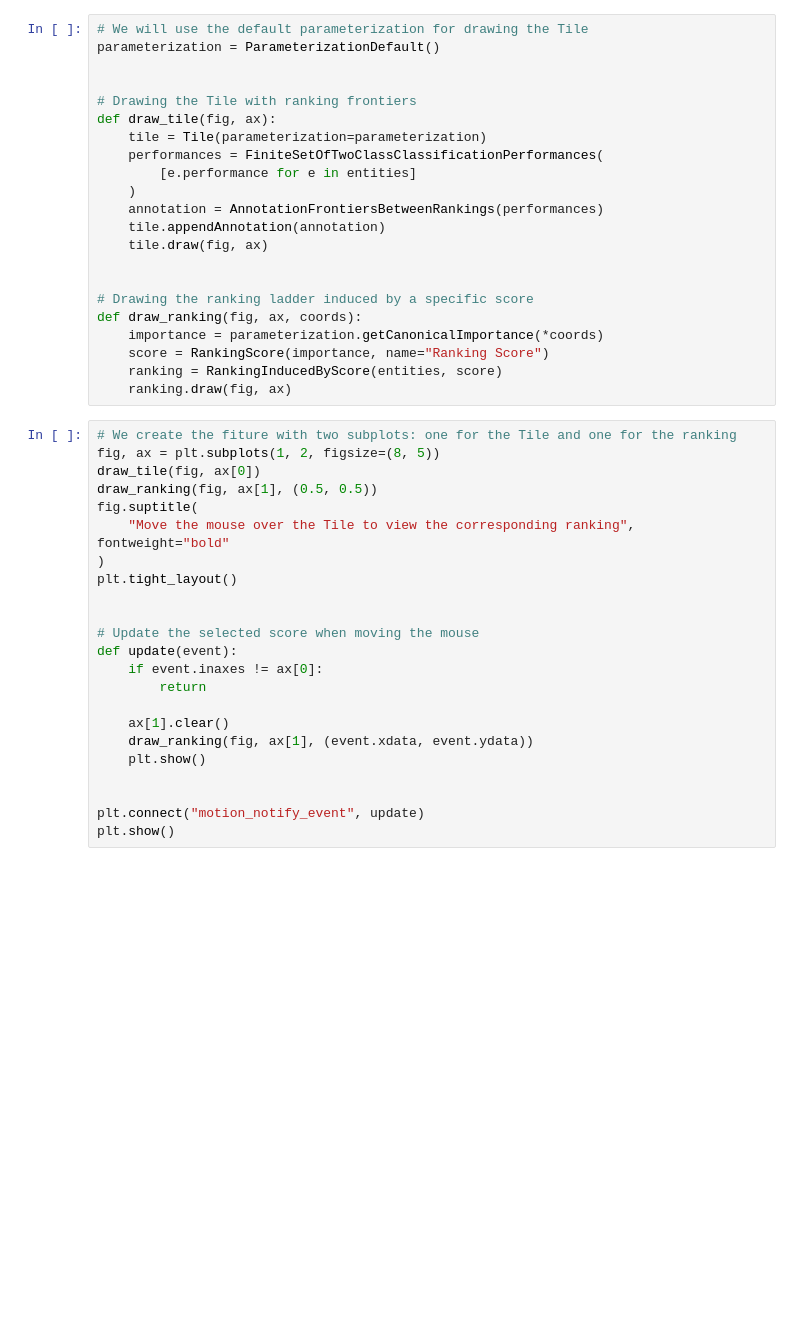
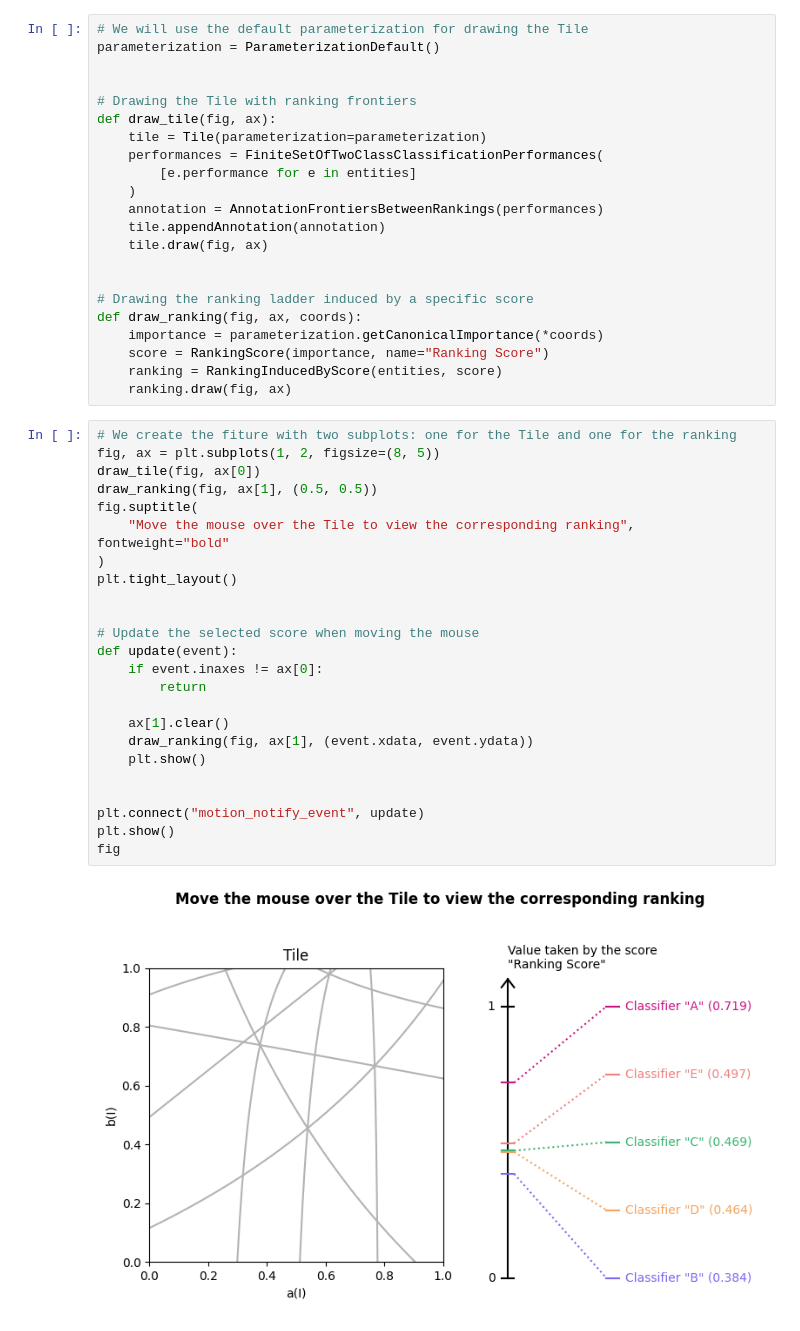
Before and after one commit to uliege-performance/sorbetto, a Jupyter notebook: demos/ranking_frontiers.ipynb, the cells around one changed output. Drawn from its saved outputs; the diff is of its cells as text; blank space fills up the shorter version.

```diff
--- a/demos/ranking_frontiers.ipynb
+++ b/demos/ranking_frontiers.ipynb
@@ -53,23 +53,26 @@ def draw_ranking(fig, ax, coords):
 # %%
 # We create the fiture with two subplots: one for the Tile and one for the ranking
 fig, ax = plt.subplots(1, 2, figsize=(8, 5))
 draw_tile(fig, ax[0])
 draw_ranking(fig, ax[1], (0.5, 0.5))
 fig.suptitle(
     "Move the mouse over the Tile to view the corresponding ranking", fontweight="bold"
 )
 plt.tight_layout()
 
 
 # Update the selected score when moving the mouse
 def update(event):
     if event.inaxes != ax[0]:
         return
 
     ax[1].clear()
     draw_ranking(fig, ax[1], (event.xdata, event.ydata))
     plt.show()
 
 
 plt.connect("motion_notify_event", update)
 plt.show()
+fig
+# %% [output]
+[figure, added]
```
Also changed, not shown: 2 other files.
